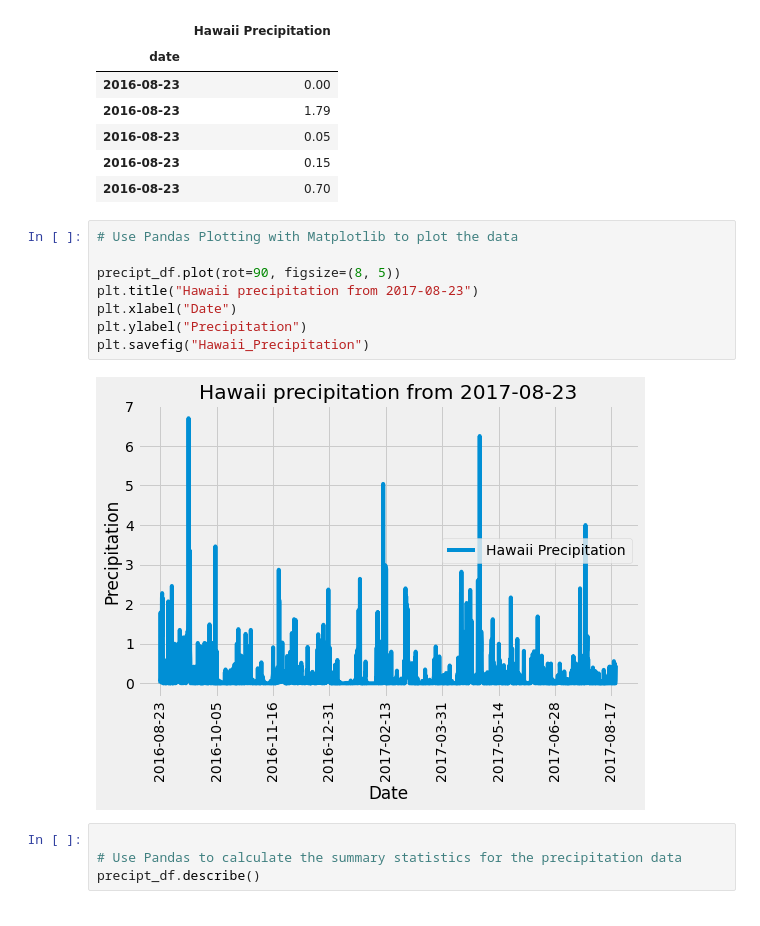
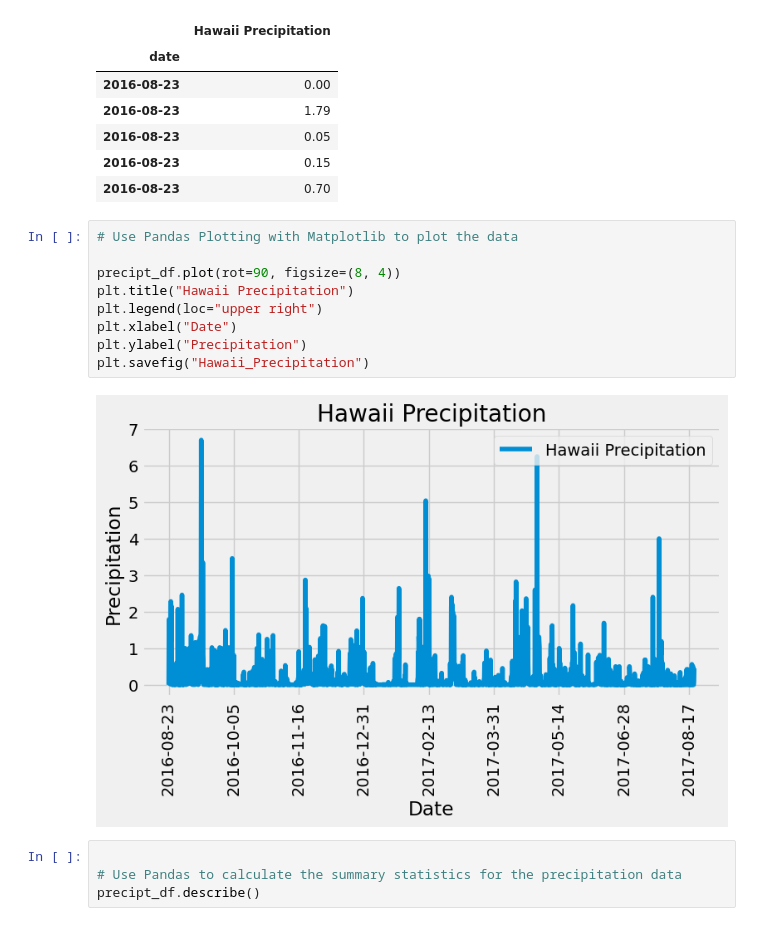
Before and after one commit to terryhill89/SQLAlchemy-challenge, a Jupyter notebook: SurfsUp/climate_starter (2).ipynb, the cells around one changed output. Cells and saved outputs as stored; diff of their text form.

```diff
--- a/SurfsUp/climate_starter (2).ipynb
+++ b/SurfsUp/climate_starter (2).ipynb
@@ -73,13 +73,14 @@ precipt_df.head()
 # %%
 # Use Pandas Plotting with Matplotlib to plot the data
 
-precipt_df.plot(rot=90, figsize=(8, 5))
-plt.title("Hawaii precipitation from 2017-08-23")
+precipt_df.plot(rot=90, figsize=(8, 4))
+plt.title("Hawaii Precipitation")
+plt.legend(loc="upper right")
 plt.xlabel("Date")
 plt.ylabel("Precipitation")
 plt.savefig("Hawaii_Precipitation")
 # %% [output]
-[figure, old version]
+[figure, new version]
 # %%
 
 # Use Pandas to calculate the summary statistics for the precipitation data
```
Also changed, not shown: parts of 1 cell of this notebook, 2 other files.
